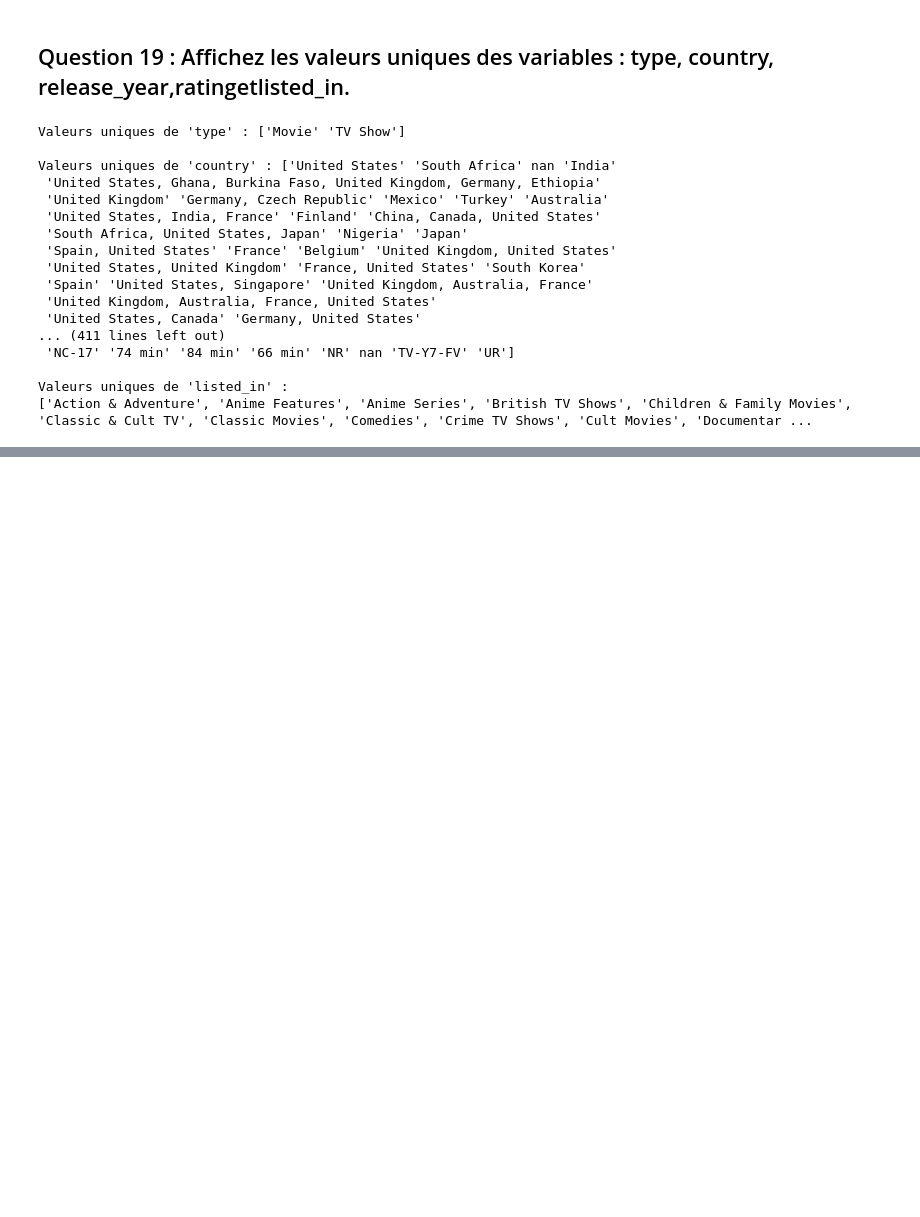
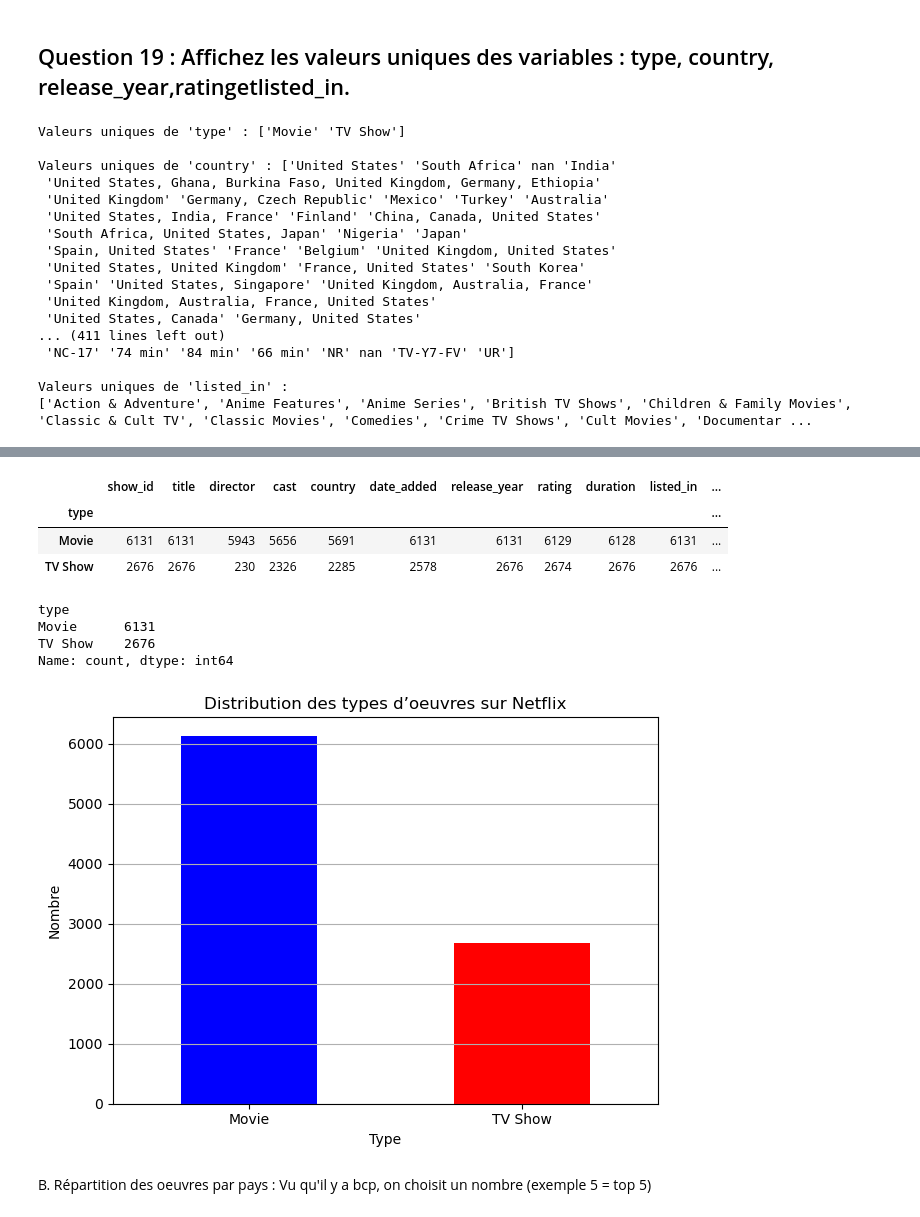
Before and after one commit to amina-taleb/netflix-insights, a Jupyter notebook: Netflix Data Analysis.ipynb, the cells around one changed output, grey strips where cells are left out. Saved outputs shown, nothing was run; the diff lists cells and outputs as text; code cells hidden in the pictures; blank space fills up the shorter version.

```diff
--- a/Netflix Data Analysis.ipynb
+++ b/Netflix Data Analysis.ipynb
@@ -338,0 +465,29 @@ Valeurs uniques de 'listed_in' :
+# %%
+df.groupby(['type']).count()
+# %% [output]
+|  | show_id | title | director | cast | country | date_added | release_year | rating | duration | listed_in | ... |
+| type |  |  |  |  |  |  |  |  |  |  | ... |
+| Movie | 6131 | 6131 | 5943 | 5656 | 5691 | 6131 | 6131 | 6129 | 6128 | 6131 | ... |
+| TV Show | 2676 | 2676 | 230 | 2326 | 2285 | 2578 | 2676 | 2674 | 2676 | 2676 | ... |
+# %%
+type_counts = df['type'].value_counts()
+# %%
+type_counts
+# %% [output]
+type
+Movie      6131
+TV Show    2676
+Name: count, dtype: int64
+# %%
+type_counts.plot(kind='bar', color=['blue', 'red'])
+plt.title('Distribution des types d’oeuvres sur Netflix')
+plt.xlabel('Type')
+plt.ylabel('Nombre')
+plt.xticks(rotation=0) #pour afficher horizontalement les labels
+plt.grid(axis='y')
+plt.tight_layout()
+plt.show()
+# %% [output]
+[figure, added]
+# %% [markdown]
+B. Répartition des oeuvres par pays : Vu qu'il y a bcp, on choisit un nombre (exemple 5 = top 5)
```
Also changed, not shown: parts of 72 cells of this notebook, 15 other files.
